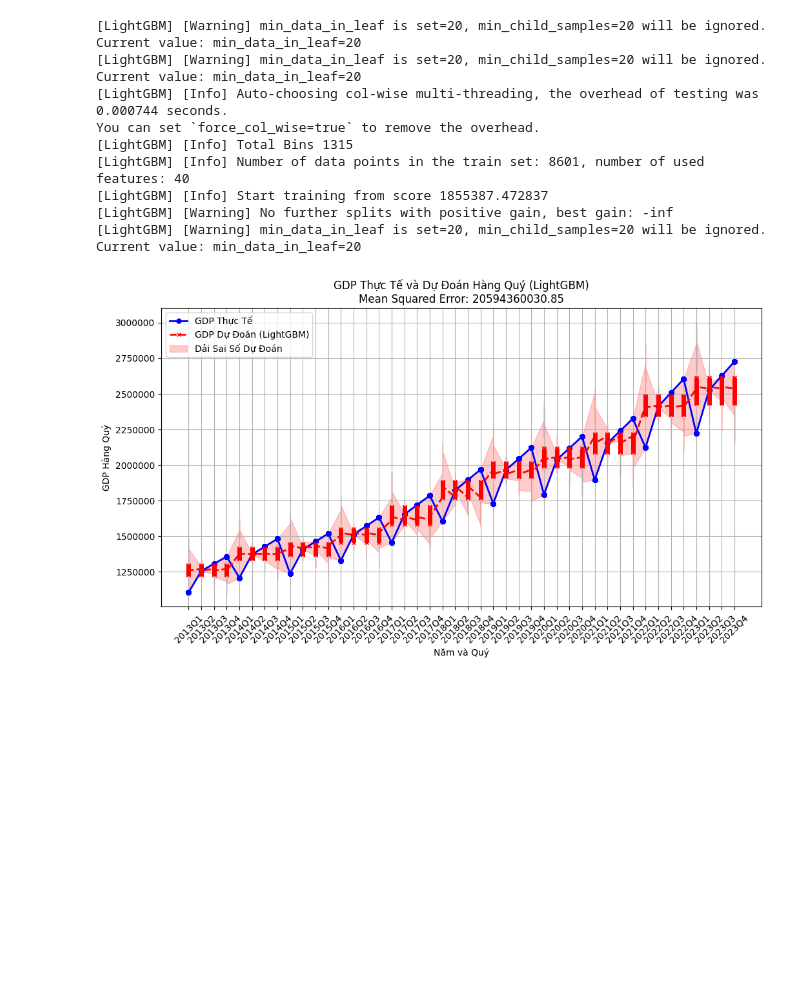
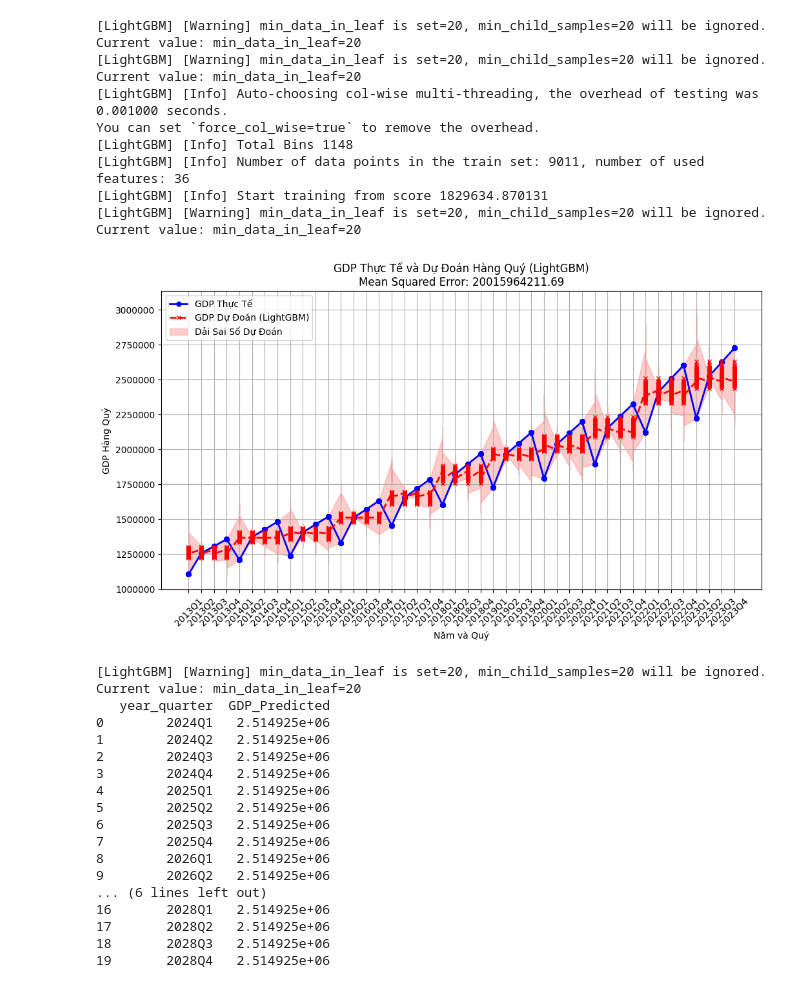
Before and after one commit to Picsaoclone/StatisticProject, a Jupyter notebook: HoiQuyTuyenTinhDaBiencuaHuyDepTrai/Theory1.ipynb, the cells around one changed output. Drawn from its saved outputs; the diff is of its cells as text; code cells hidden in the pictures; blank space fills up the shorter version.

```diff
--- a/HoiQuyTuyenTinhDaBiencuaHuyDepTrai/Theory1.ipynb
+++ b/HoiQuyTuyenTinhDaBiencuaHuyDepTrai/Theory1.ipynb
@@ -20,7 +20,7 @@ df_GDP = pd.read_csv('gdp_quarterly_2013_2023.csv', encoding='ISO-8859-1')
 # Define selected features with high relevance to Total Assets
 selected_features = [
     'year' ,'roe', 'roa', 'interestMargin', 'badDebtPercentage', 'creditGrowth',
-    'operationProfit', 'yearOperationProfitGrowth', 'postTaxProfit', 'provisionOnBadDebt',
+    'operationProfit',  'postTaxProfit', 'yearOperationProfitGrowth',
     'equityOnTotalAsset'
 ]
 
@@ -148,12 +286,11 @@ MAPE on test set: 0.06675728610589744
 # %%
-
-#biểu đồ này đang minh họa cho Giả thuyết 1:
 import pandas as pd
 from sklearn.model_selection import train_test_split
 from sklearn.metrics import mean_squared_error
 import numpy as np
 from lightgbm import LGBMRegressor
 import matplotlib.pyplot as plt
+from datetime import timedelta
 
 # Đọc dữ liệu từ các file CSV
 df_TCB = pd.read_csv('financial_data_TCB_filtered.csv', encoding='ISO-8859-1')
@@ -165,8 +302,7 @@ df_GDP = pd.read_csv('gdp_quarterly_2013_2023.csv', encoding='ISO-8859-1')
 # Các đặc trưng được chọn có khả năng ảnh hưởng đến GDP
 selected_features = [
     'year', 'roe', 'roa', 'interestMargin', 'badDebtPercentage', 'creditGrowth',
-    'operationProfit', 'yearOperationProfitGrowth', 'postTaxProfit', 'provisionOnBadDebt',
-    'equityOnTotalAsset'
+    'operationProfit', 'postTaxProfit', 'yearOperationProfitGrowth', 'equityOnTotalAsset'
 ]
 
 # Hàm hỗ trợ lọc và đổi tên cột cho mỗi ngân hàng
@@ -210,36 +346,82 @@ lgb_model.fit(X_train, y_train)
 y_pred_all = lgb_model.predict(X)
 
 # Tính toán các chỉ số lỗi
 mse = mean_squared_error(y, y_pred_all)
 
 # Tạo biểu đồ đường cho GDP thực tế và GDP dự đoán
 plt.figure(figsize=(12, 6))
 
 # Chuyển đổi 'year_quarter' sang chuỗi để vẽ biểu đồ
 plt.plot(merged_data['year_quarter'].astype(str), y, label='GDP Thực Tế', color='blue', marker='o', markersize=5, linewidth=2)
 plt.plot(merged_data['year_quarter'].astype(str), y_pred_all, label='GDP Dự Đoán (LightGBM)', color='red', linestyle='--', marker='x', markersize=5, linewidth=2)
 
 # Thêm dải sai số
 error = np.abs(y - y_pred_all)
 plt.fill_between(merged_data['year_quarter'].astype(str), y_pred_all - error, y_pred_all + error, color='red', alpha=0.2, label='Dải Sai Số Dự Đoán')
 
 # Cải thiện định dạng và khả năng đọc của biểu đồ
 plt.xlabel('Năm và Quý')
 plt.ylabel('GDP Hàng Quý')
 plt.title(f'GDP Thực Tế và Dự Đoán Hàng Quý (LightGBM)\nMean Squared Error: {mse:.2f}')
 plt.xticks(rotation=45)
 plt.ticklabel_format(style='plain', axis='y')
 plt.legend(loc='upper left')
 plt.grid()
 plt.show()
+
+# Dự đoán cho 5 năm tiếp theo (20 quý)
+from datetime import timedelta
+
+# Tạo các quý trong 5 năm tiếp theo
+future_quarters = pd.date_range(start=str(merged_data['year_quarter'].iloc[-1].end_time + timedelta(days=1)),
+                                periods=20, freq='Q').to_period('Q')
+
+# Tạo DataFrame cho các dự đoán tương lai
+future_data = pd.DataFrame({
+    'year_quarter': future_quarters
+})
+future_data['year'] = future_data['year_quarter'].dt.year
+
+# Sử dụng giá trị thuộc tính cuối cùng của các ngân hàng làm dữ liệu dự đoán cho tương lai
+last_bank_data = merged_data.drop(columns=['year', 'year_quarter', 'Quarterly_GDP']).iloc[-1]
+future_features = pd.DataFrame([last_bank_data] * len(future_data), columns=last_bank_data.index)
+
+# Kết hợp các thuộc tính dự đoán với các quý tương lai
+future_X = pd.concat([future_data.reset_index(drop=True), future_features.reset_index(drop=True)], axis=1)
+future_X = future_X.drop(columns=['year', 'year_quarter'])
+
+# Dự đoán GDP trong 5 năm tiếp theo
+future_predictions = lgb_model.predict(future_X)
+
+# Kết hợp các dự đoán tương lai với các quý tương lai để hiển thị
+future_data['GDP_Predicted'] = future_predictions
+
+# Hiển thị dự đoán GDP trong 5 năm tới
+print(future_data[['year_quarter', 'GDP_Predicted']])
 # %% [output]
 [LightGBM] [Warning] min_data_in_leaf is set=20, min_child_samples=20 will be ignored. Current value: min_data_in_leaf=20
 [LightGBM] [Warning] min_data_in_leaf is set=20, min_child_samples=20 will be ignored. Current value: min_data_in_leaf=20
-[LightGBM] [Info] Auto-choosing col-wise multi-threading, the overhead of testing was 0.000744 seconds.
+[LightGBM] [Info] Auto-choosing col-wise multi-threading, the overhead of testing was 0.001000 seconds.
 You can set `force_col_wise=true` to remove the overhead.
-[LightGBM] [Info] Total Bins 1315
-[LightGBM] [Info] Number of data points in the train set: 8601, number of used features: 40
-[LightGBM] [Info] Start training from score 1855387.472837
-[LightGBM] [Warning] No further splits with positive gain, best gain: -inf
+[LightGBM] [Info] Total Bins 1148
+[LightGBM] [Info] Number of data points in the train set: 9011, number of used features: 36
+[LightGBM] [Info] Start training from score 1829634.870131
 [LightGBM] [Warning] min_data_in_leaf is set=20, min_child_samples=20 will be ignored. Current value: min_data_in_leaf=20
-[figure, old version]
+[figure, new version]
+[LightGBM] [Warning] min_data_in_leaf is set=20, min_child_samples=20 will be ignored. Current value: min_data_in_leaf=20
+   year_quarter  GDP_Predicted
+0        2024Q1   2.514925e+06
+1        2024Q2   2.514925e+06
+2        2024Q3   2.514925e+06
+3        2024Q4   2.514925e+06
+4        2025Q1   2.514925e+06
+5        2025Q2   2.514925e+06
+6        2025Q3   2.514925e+06
+7        2025Q4   2.514925e+06
+8        2026Q1   2.514925e+06
+9        2026Q2   2.514925e+06
+... (6 lines left out)
+16       2028Q1   2.514925e+06
+17       2028Q2   2.514925e+06
+18       2028Q3   2.514925e+06
+19       2028Q4   2.514925e+06
```
Also changed, not shown: parts of 4 cells of this notebook.
